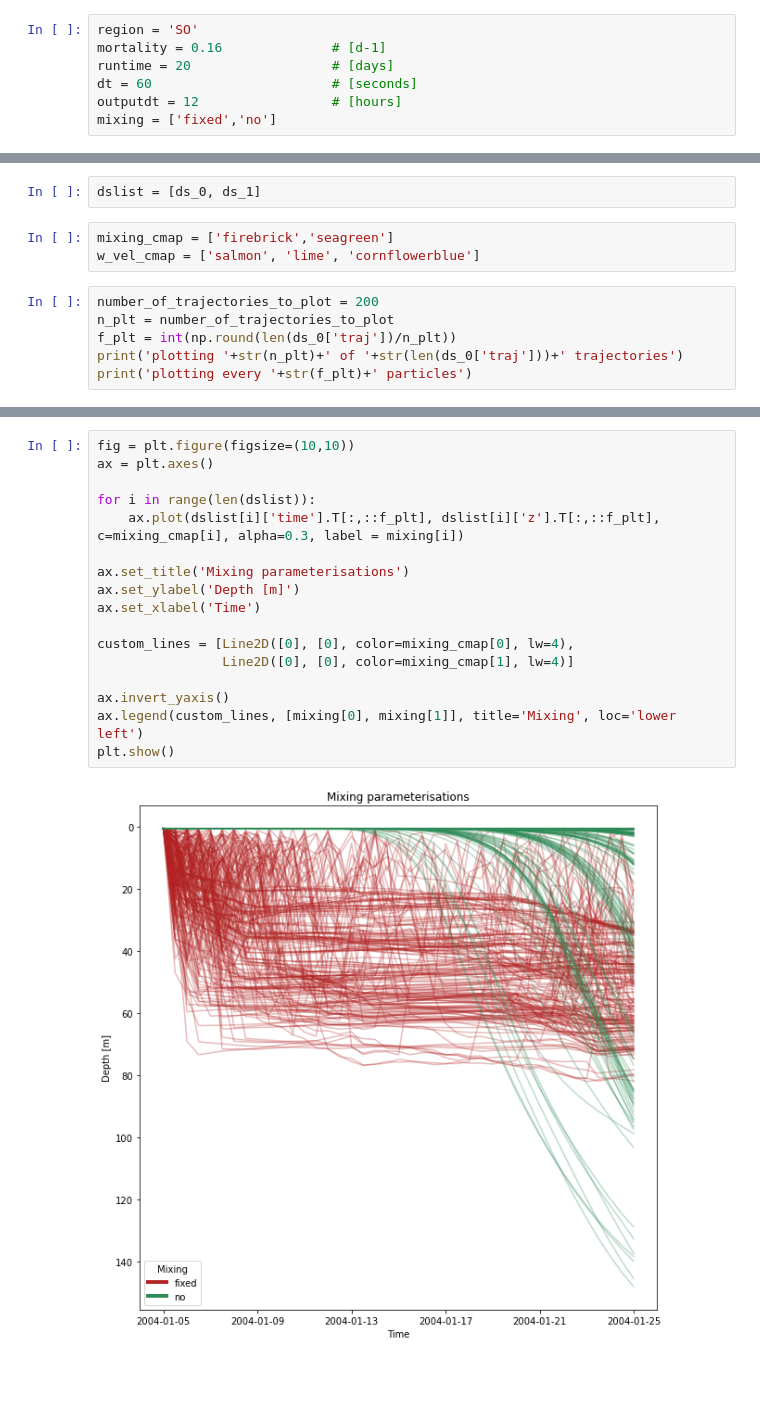
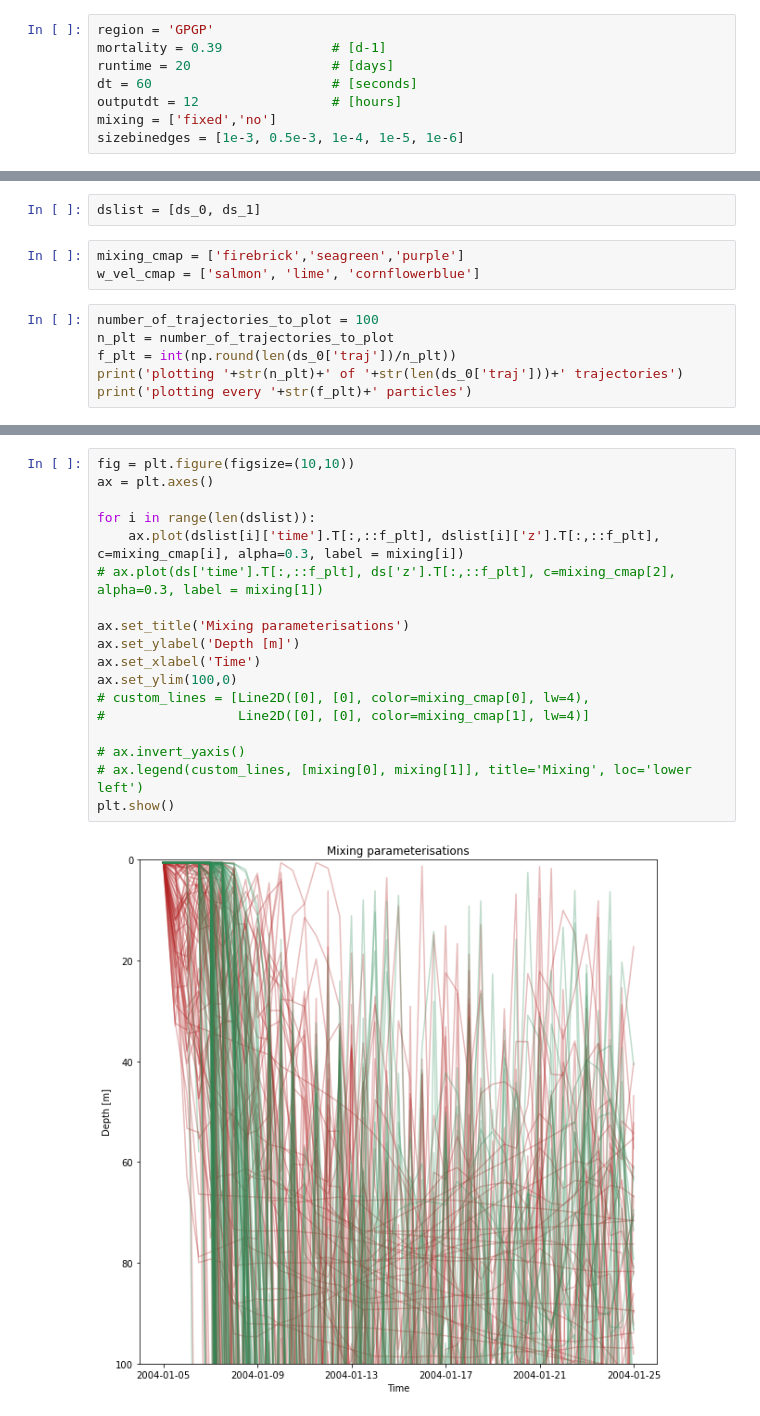
Before and after one commit to OceanParcels/biofouling_3dtransport_2, a Jupyter notebook: Analysis/Mixing.ipynb, the cells around one changed output, grey strips where cells are left out. Saved outputs shown, nothing was run; the diff lists cells and outputs as text; blank space fills up the shorter version.

```diff
--- a/Analysis/Mixing.ipynb
+++ b/Analysis/Mixing.ipynb
@@ -8,22 +8,23 @@ from copy import copy
 # %%
 datadir = '/scratch/rfischer/Kooi_data/data_output/'
 # %%
-region = 'SO'
-mortality = 0.16              # [d-1]
+region = 'GPGP'
+mortality = 0.39              # [d-1]
 runtime = 20                  # [days]
 dt = 60                       # [seconds]
 outputdt = 12                 # [hours]
 mixing = ['fixed','no']
+sizebinedges = [1e-3, 0.5e-3, 1e-4, 1e-5, 1e-6]
 # %%
 ds_0 = xr.open_dataset(datadir+'regional_'+region+'_bfadv_Jan_2004_0'+str(mortality)[2:]+'mort_'+mixing[0]+'mixing_'+str(runtime)+'days_'+str(dt)+'dtsecs_'+str(outputdt)+'hrsoutdt.nc')
 ds_1 = xr.open_dataset(datadir+'regional_'+region+'_bfadv_Jan_2004_0'+str(mortality)[2:]+'mort_'+mixing[1]+'mixing_'+str(runtime)+'days_'+str(dt)+'dtsecs_'+str(outputdt)+'hrsoutdt.nc')
 # %%
 dslist = [ds_0, ds_1]
 # %%
-mixing_cmap = ['firebrick','seagreen']
+mixing_cmap = ['firebrick','seagreen','purple']
 w_vel_cmap = ['salmon', 'lime', 'cornflowerblue']
 # %%
-number_of_trajectories_to_plot = 200
+number_of_trajectories_to_plot = 100
 n_plt = number_of_trajectories_to_plot
 f_plt = int(np.round(len(ds_0['traj'])/n_plt))
 print('plotting '+str(n_plt)+' of '+str(len(ds_0['traj']))+' trajectories')
@@ -34,22 +35,23 @@ plotting every 50 particles
 # %%
 fig = plt.figure(figsize=(10,10))
 ax = plt.axes()
 
 for i in range(len(dslist)):
     ax.plot(dslist[i]['time'].T[:,::f_plt], dslist[i]['z'].T[:,::f_plt], c=mixing_cmap[i], alpha=0.3, label = mixing[i])
+# ax.plot(ds['time'].T[:,::f_plt], ds['z'].T[:,::f_plt], c=mixing_cmap[2], alpha=0.3, label = mixing[1])
 
 ax.set_title('Mixing parameterisations')
 ax.set_ylabel('Depth [m]')
 ax.set_xlabel('Time')
+ax.set_ylim(100,0)
+# custom_lines = [Line2D([0], [0], color=mixing_cmap[0], lw=4),
+#                 Line2D([0], [0], color=mixing_cmap[1], lw=4)]
 
-custom_lines = [Line2D([0], [0], color=mixing_cmap[0], lw=4),
-                Line2D([0], [0], color=mixing_cmap[1], lw=4)]
-
-ax.invert_yaxis()
-ax.legend(custom_lines, [mixing[0], mixing[1]], title='Mixing', loc='lower left')
+# ax.invert_yaxis()
+# ax.legend(custom_lines, [mixing[0], mixing[1]], title='Mixing', loc='lower left')
 plt.show()
 # %% [output]
-[figure, old version]
+[figure, new version]
 # %%
 fig = plt.figure(figsize=(18,10))
 ax = plt.axes()
```
Also changed, not shown: parts of 7 cells of this notebook, 5 other files.
